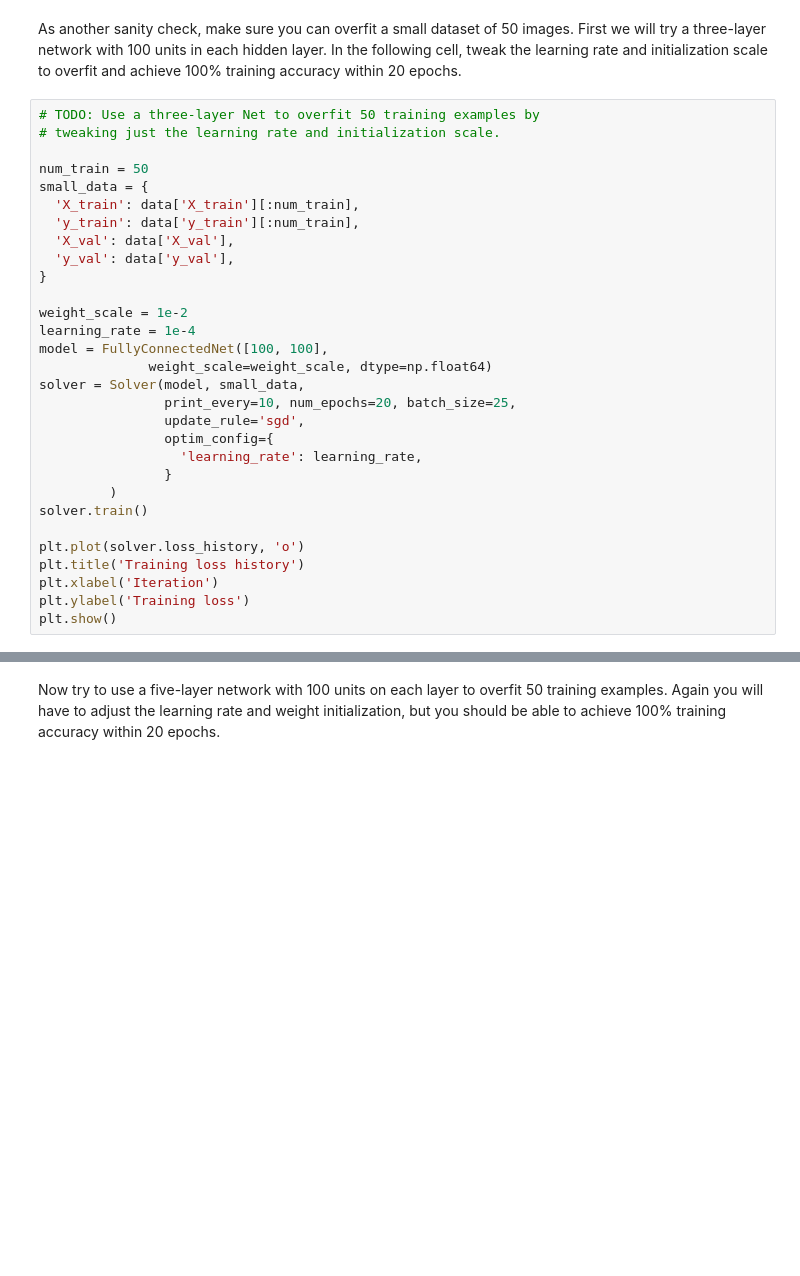
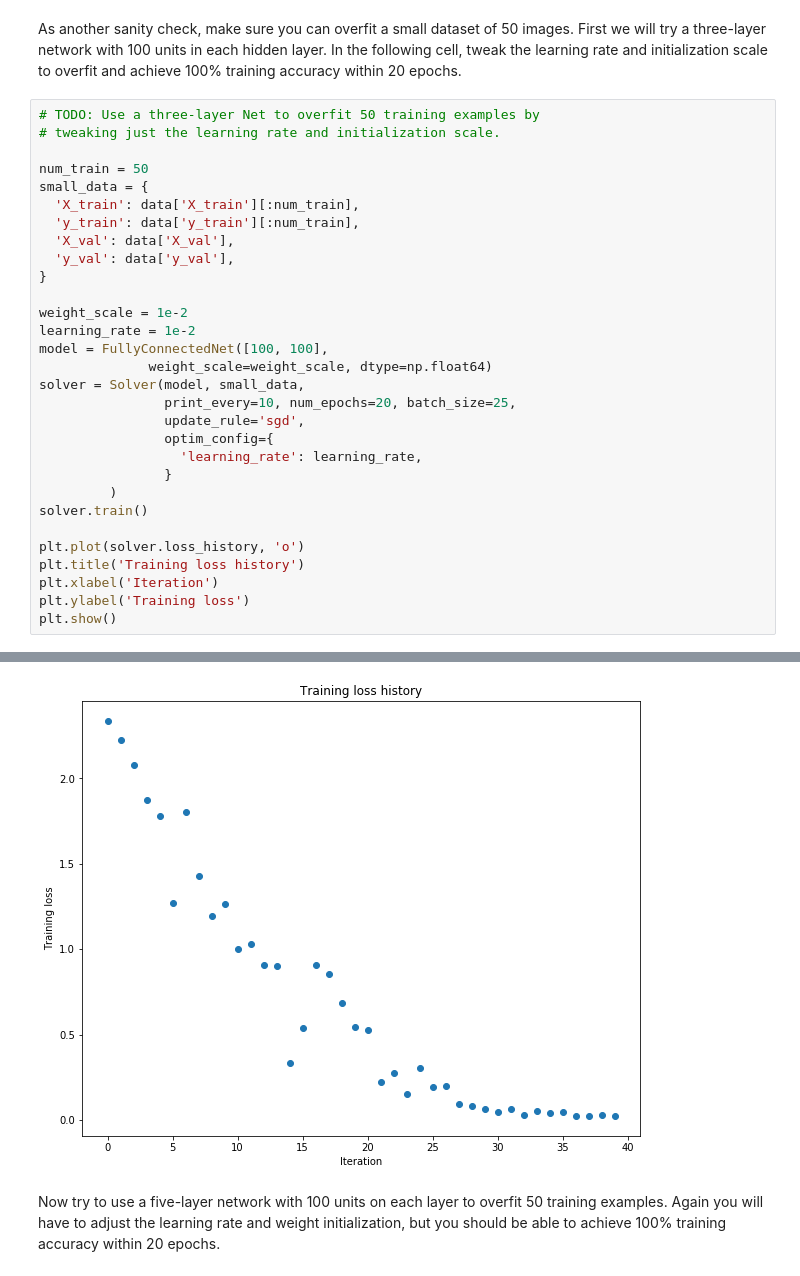
Before and after one commit to SwappyG/cs231n, a Jupyter notebook: assignments/2018/assignment2/FullyConnectedNets.ipynb, the cells around one changed output, grey strips where cells are left out. Cells and saved outputs as stored; diff of their text form; blank space fills up the shorter version.

```diff
--- a/assignments/2018/assignment2/FullyConnectedNets.ipynb
+++ b/assignments/2018/assignment2/FullyConnectedNets.ipynb
@@ -443,7 +453,7 @@ small_data = {
 }
 
 weight_scale = 1e-2
-learning_rate = 1e-4
+learning_rate = 1e-2
 model = FullyConnectedNet([100, 100],
               weight_scale=weight_scale, dtype=np.float64)
 solver = Solver(model, small_data,
@@ -460,3 +470,4 @@ plt.title('Training loss history')
 plt.xlabel('Iteration')
 plt.ylabel('Training loss')
 plt.show()
+# %% [output]
@@ -463,3 +491,4 @@ plt.show()
+[figure, added]
 # %% [markdown]
 Now try to use a five-layer network with 100 units on each layer to overfit 50 training examples. Again you will have to adjust the learning rate and weight initialization, but you should be able to achieve 100% training accuracy within 20 epochs.
 # %%
```
Also changed, not shown: parts of 19 cells of this notebook, 2 other files.
